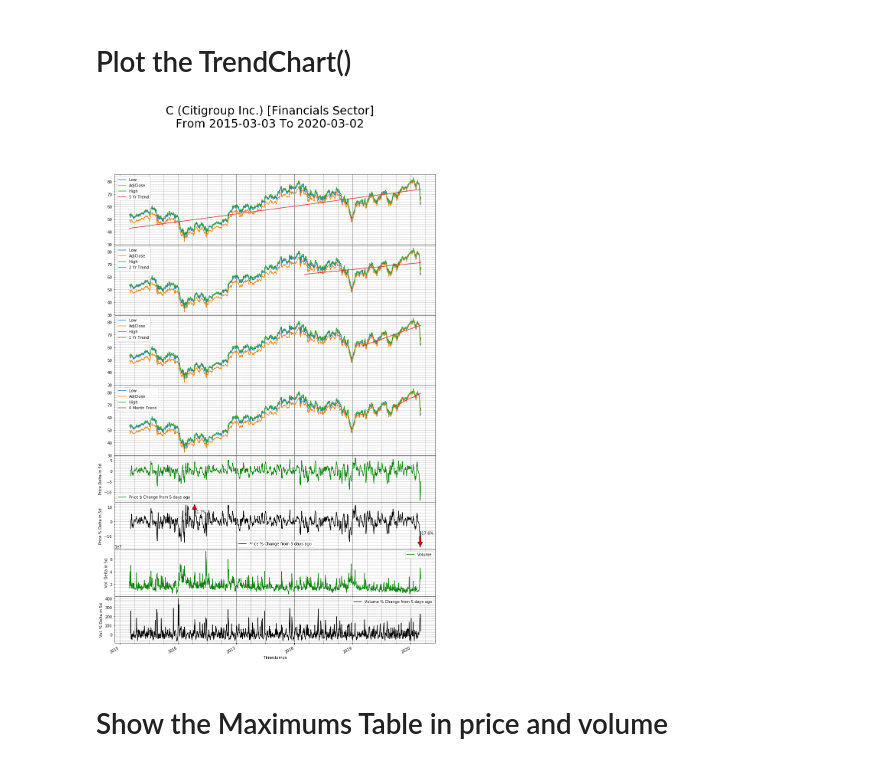
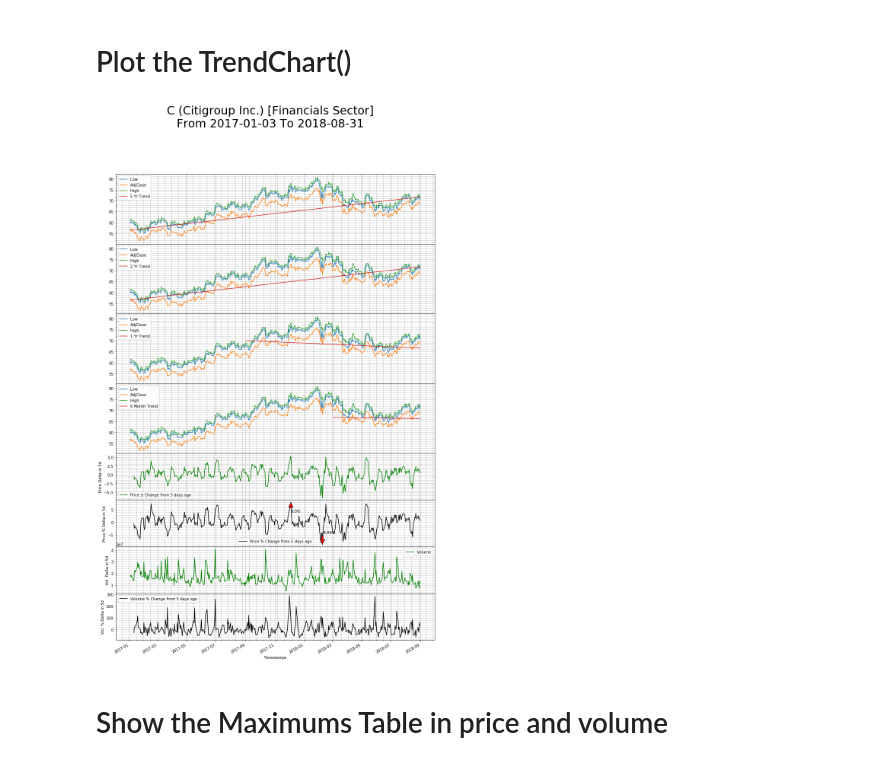
Before and after one commit to sabawi/getstockdata, a Jupyter notebook: test_data.ipynb, the cells around one changed output. Cells and saved outputs as stored; diff of their text form; code cells hidden in the pictures.

```diff
--- a/test_data.ipynb
+++ b/test_data.ipynb
@@ -182,10 +181,12 @@ main_df['Net Income'].plot(figsize=(12,8), title = sd.get_stock().upper()).grid(
 [figure]
 # %% [markdown]
 # Plot the TrendChart()
-# %%
-price_data_df, maximums_table_df = sd.TrendsPlot('c')
-# %% [output]
-[figure, removed]
+# %%
+price_df = sd.GetStockDataFrame('c')
+price_df = sd.DatesRange(price_df, '2017-01-01', '2018-09-01')
+price_data_df, maximums_table_df = sd.TrendsPlot('c',price_df)
+# %% [output]
+[figure, added]
 # %% [markdown]
 # Show the Maximums Table in price and volume
 # %%
```
Also changed, not shown: parts of 5 cells of this notebook, 2 other files.
